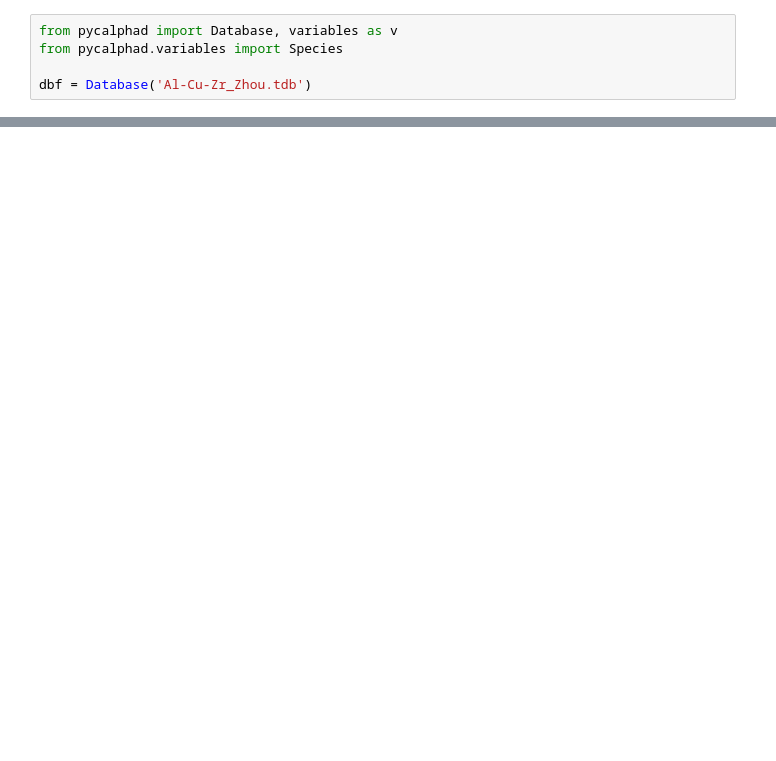
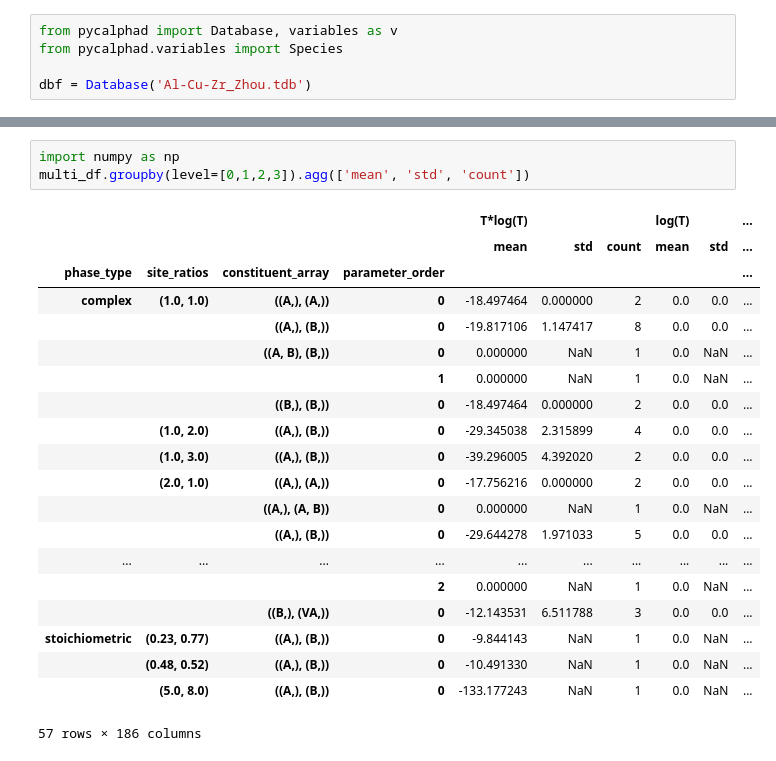
Before and after one commit to richardotis/pycalphad-sandbox, a Jupyter notebook: DatabasePriors.ipynb, the cells around one changed output, grey strips where cells are left out. Saved outputs shown, nothing was run; the diff lists cells and outputs as text; blank space fills up the shorter version.

```diff
--- a/DatabasePriors.ipynb
+++ b/DatabasePriors.ipynb
@@ -147,3 +149,27 @@ CU-ZR
 complex    25
 solid       4
 liquid      1
+# %%
+import numpy as np
+multi_df.groupby(level=[0,1,2,3]).agg(['mean', 'std', 'count'])
+# %% [output]
+|  |  |  |  | T*log(T) |  |  | log(T) |  | ... |
+|  |  |  |  | mean | std | count | mean | std | ... |
+| phase_type | site_ratios | constituent_array | parameter_order |  |  |  |  |  | ... |
+| complex | (1.0, 1.0) | ((A,), (A,)) | 0 | -18.497464 | 0.000000 | 2 | 0.0 | 0.0 | ... |
+|  |  | ((A,), (B,)) | 0 | -19.817106 | 1.147417 | 8 | 0.0 | 0.0 | ... |
+|  |  | ((A, B), (B,)) | 0 | 0.000000 | NaN | 1 | 0.0 | NaN | ... |
+|  |  |  | 1 | 0.000000 | NaN | 1 | 0.0 | NaN | ... |
+|  |  | ((B,), (B,)) | 0 | -18.497464 | 0.000000 | 2 | 0.0 | 0.0 | ... |
+|  | (1.0, 2.0) | ((A,), (B,)) | 0 | -29.345038 | 2.315899 | 4 | 0.0 | 0.0 | ... |
+|  | (1.0, 3.0) | ((A,), (B,)) | 0 | -39.296005 | 4.392020 | 2 | 0.0 | 0.0 | ... |
+|  | (2.0, 1.0) | ((A,), (A,)) | 0 | -17.756216 | 0.000000 | 2 | 0.0 | 0.0 | ... |
+|  |  | ((A,), (A, B)) | 0 | 0.000000 | NaN | 1 | 0.0 | NaN | ... |
+|  |  | ((A,), (B,)) | 0 | -29.644278 | 1.971033 | 5 | 0.0 | 0.0 | ... |
+| ... | ... | ... | ... | ... | ... | ... | ... | ... | ... |
+|  |  |  | 2 | 0.000000 | NaN | 1 | 0.0 | NaN | ... |
+|  |  | ((B,), (VA,)) | 0 | -12.143531 | 6.511788 | 3 | 0.0 | 0.0 | ... |
+| stoichiometric | (0.23, 0.77) | ((A,), (B,)) | 0 | -9.844143 | NaN | 1 | 0.0 | NaN | ... |
+|  | (0.48, 0.52) | ((A,), (B,)) | 0 | -10.491330 | NaN | 1 | 0.0 | NaN | ... |
+|  | (5.0, 8.0) | ((A,), (B,)) | 0 | -133.177243 | NaN | 1 | 0.0 | NaN | ... |
+57 rows × 186 columns
```
Also changed, not shown: parts of 3 cells of this notebook.
